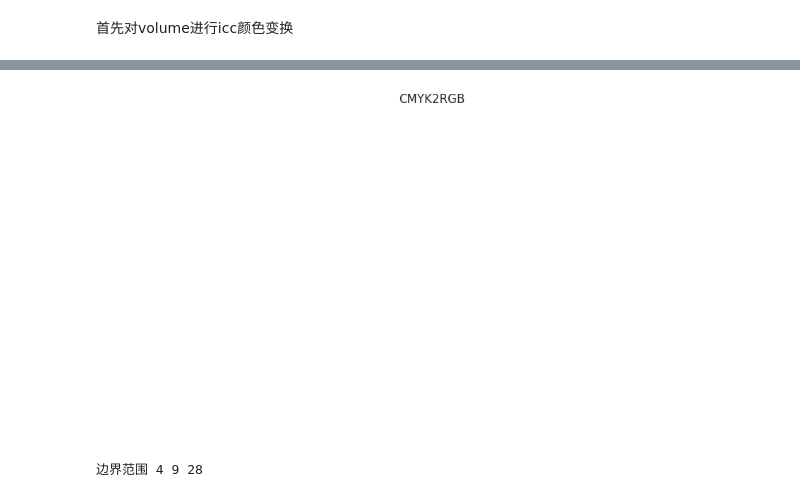
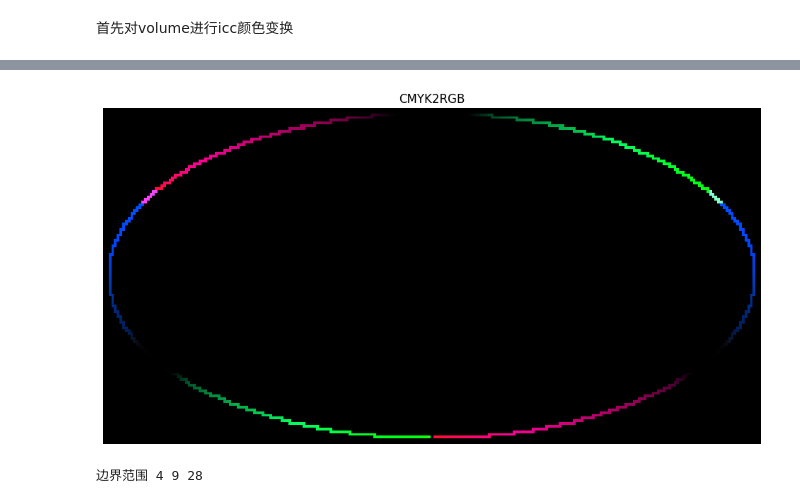
Before and after one commit to arnoliudaxia/print3DNF, a Jupyter notebook: Mesh2Volume/[archive]volume2sliceTest3DhalftoneOnColorwheel.ipynb, the cells around one changed output, grey strips where cells are left out. Drawn from its saved outputs; the diff is of its cells as text; code cells hidden in the pictures.

```diff
--- a/Mesh2Volume/[archive]volume2sliceTest3DhalftoneOnColorwheel.ipynb
+++ b/Mesh2Volume/[archive]volume2sliceTest3DhalftoneOnColorwheel.ipynb
@@ -15,8 +20,14 @@ import printer.printerICM as icm
+# %%
+volume=np.load("/home/arno/Projects/Pint3D/print_ngp/Mesh2Volume/ExampleMesh/colorWheel/color_color_volume.npy")
+# 使用 np.pad 在最后一个维度添加一个大小为 1 的维度，填充值为 1
+volume = np.pad(volume, ((0, 0), (0, 0), (0, 0), (0, 1)), mode='constant', constant_values=1)
+volume=volume.transpose(0,2,1,3)
 # %%
-volume = np.load("ColorWheel/volumeWheel/colorWheelVolume.npz")["volume"]
+# volume = np.load("ColorWheel/volumeWheel/colorWheelVolume.npz")["volume"]
 # volume = np.load("ColorWheel/volumeWheel/colorWheelVolumeWhiteInTheMiddle.npz")["volume"]
 # volume = np.load("/home/arno/Projects/Pint3D/print_data/Gau/lego_crop_newtest/array/allData.npy")
 print("Volume Shape: ",volume.shape)
-print("RGB max",volume[0][:,:,:3].max())
+print("RGB max",volume[:,:,:,:3].max())
 print("Alpha max",volume[0][:,:,3].max())
+print(f"Obj size: x:{x_length*volume.shape[0]},y:{y_length*volume.shape[1]},z:{z_length*volume.shape[2]}")
 # %% [output]
@@ -26,3 +38,5 @@ Alpha max 1.0
+# %%
+volume=volume.transpose(2,0,1,3)
 # %%
 # 获取当前 alpha 通道的最大值
 alpha_max = volume[:, :, :, 3].max()
@@ -234,31 +167,31 @@ for i in tqdm(range(volume.shape[0]),desc="icc correcting..."):
 # %%
 def show_cmyk_slice(cmyk_slice):
     # cmyk_slice  # 形状为(..., 4)
     # 确保数据类型正确
     if cmyk_slice.dtype != np.uint8:
         if cmyk_slice.max() <= 255.0:
             cmyk_slice = cmyk_slice.astype(np.uint8)
         else:
             cmyk_slice = (cmyk_slice / cmyk_slice.max() * 255).astype(np.uint8)
 
     # 创建CMYK模式的PIL图像
     cmyk_img = Image.fromarray(cmyk_slice, mode='CMYK')
 
     # 方法1：转换为RGB后显示
     rgb_img = cmyk_img.convert('RGB')
     plt.figure(figsize=(12, 8))
     plt.imshow(rgb_img)
     plt.title("CMYK2RGB")
     plt.axis('off')
     plt.show()
 
 show_cmyk_slice(volume_icc[0])
-show_cmyk_slice(volume_icc[357])
+# show_cmyk_slice(volume_icc[357])
 # show_cmyk_slice(volume_icc[500])
-# show_cmyk_slice(volume_icc[10])
+show_cmyk_slice(volume_icc[10])
 # %% [output]
 [figure]
-[figure, old version]
+[figure, new version]
 # %%
 from printer.printerHelper import getVoxelSize
 
```
Also changed, not shown: parts of 6 cells of this notebook, 5 other files.
